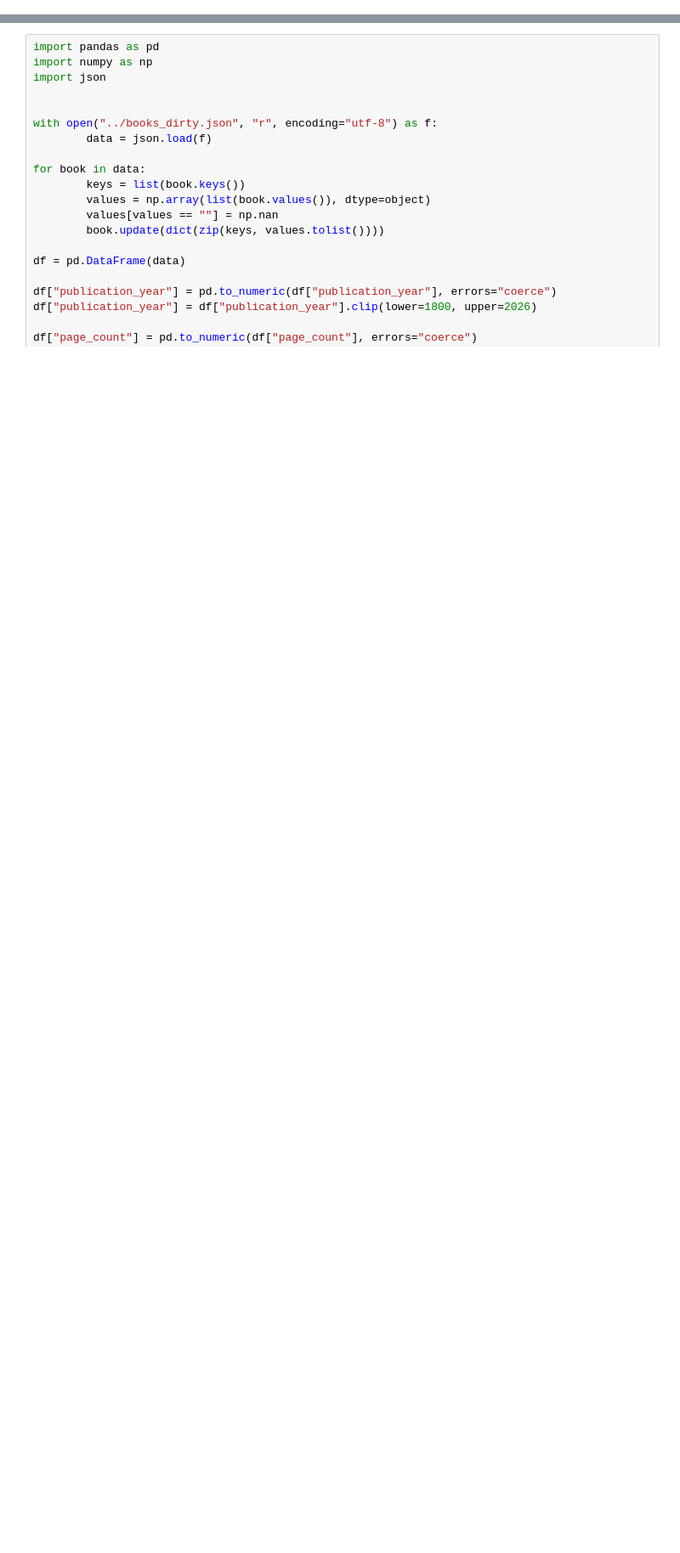
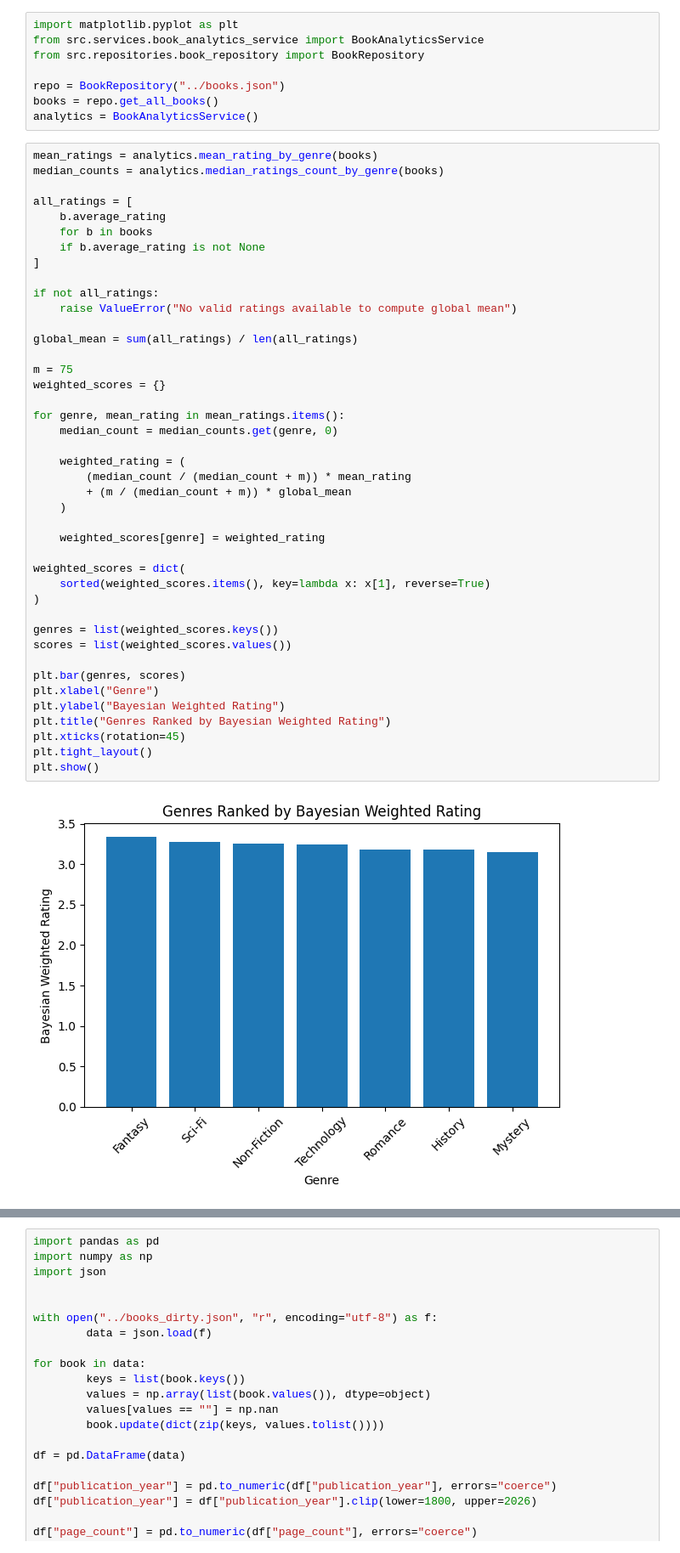
Before and after one commit to n-hussain/Revature_Project_One, a Jupyter notebook: notebook/notes.ipynb, the cells around one changed output, grey strips where cells are left out. Shown at 85% size. Cells and saved outputs as stored; diff of their text form; blank space fills up the shorter version.

```diff
--- a/notebook/notes.ipynb
+++ b/notebook/notes.ipynb
@@ -0,0 +27,52 @@
+# %%
+import matplotlib.pyplot as plt
+from src.services.book_analytics_service import BookAnalyticsService
+from src.repositories.book_repository import BookRepository
+
+repo = BookRepository("../books.json")
+books = repo.get_all_books()
+analytics = BookAnalyticsService()
+# %%
+mean_ratings = analytics.mean_rating_by_genre(books)
+median_counts = analytics.median_ratings_count_by_genre(books)
+
+all_ratings = [
+    b.average_rating
+    for b in books
+    if b.average_rating is not None
+]
+
+if not all_ratings:
+    raise ValueError("No valid ratings available to compute global mean")
+
+global_mean = sum(all_ratings) / len(all_ratings)
+
+m = 75
+weighted_scores = {}
+
+for genre, mean_rating in mean_ratings.items():
+    median_count = median_counts.get(genre, 0)
+
+    weighted_rating = (
+        (median_count / (median_count + m)) * mean_rating
+        + (m / (median_count + m)) * global_mean
+    )
+
+    weighted_scores[genre] = weighted_rating
+
+weighted_scores = dict(
+    sorted(weighted_scores.items(), key=lambda x: x[1], reverse=True)
+)
+
+genres = list(weighted_scores.keys())
+scores = list(weighted_scores.values())
+
+plt.bar(genres, scores)
+plt.xlabel("Genre")
+plt.ylabel("Bayesian Weighted Rating")
+plt.title("Genres Ranked by Bayesian Weighted Rating")
+plt.xticks(rotation=45)
+plt.tight_layout()
+plt.show()
+# %% [output]
+[figure, added]
```
Also changed, not shown: parts of 6 cells of this notebook, 14 other files.
